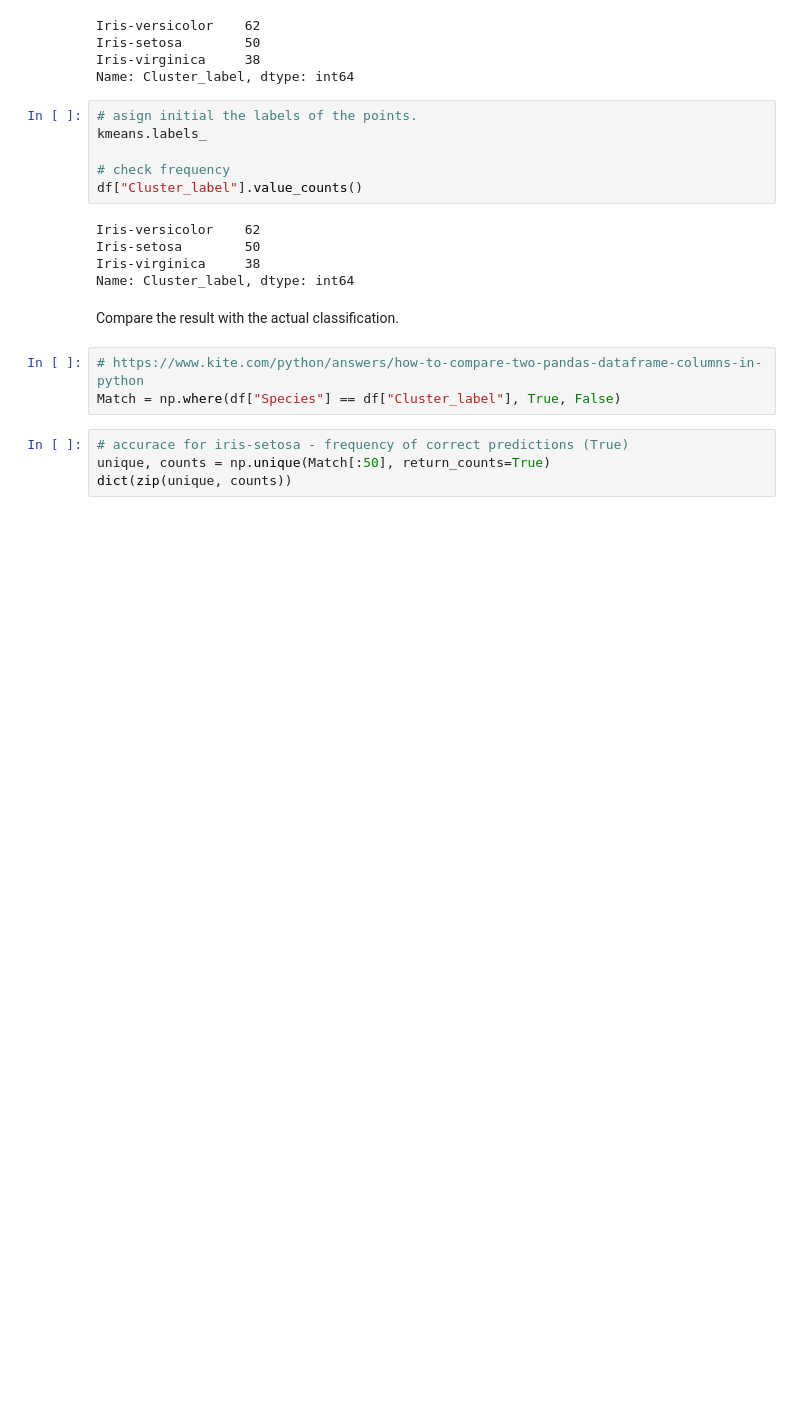
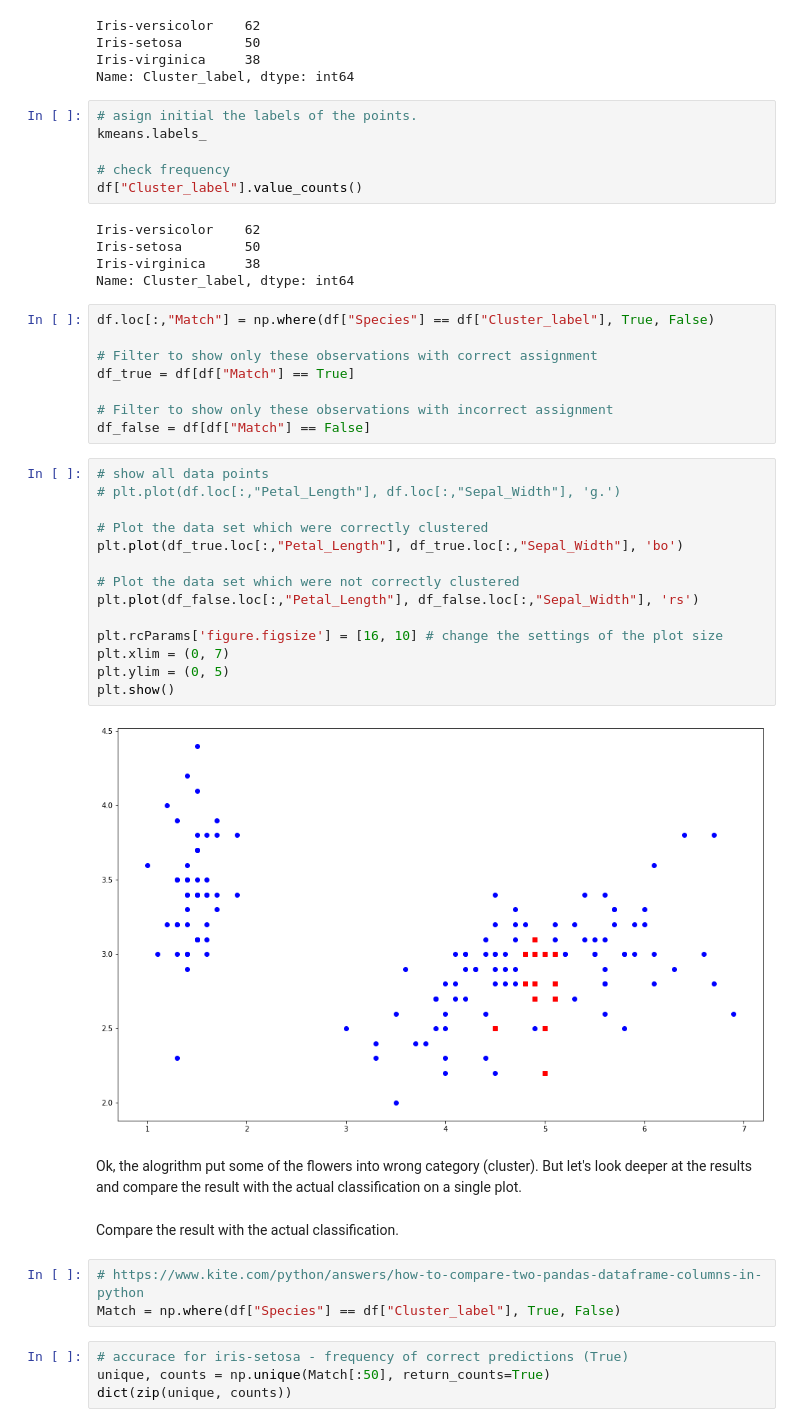
Before and after one commit to andkoc001/Machine-Learning-and-Statistics, a Jupyter notebook: MLaS-Tasks.ipynb, the cells around one changed output. Saved outputs shown, nothing was run; the diff lists cells and outputs as text; blank space fills up the shorter version.

```diff
--- a/MLaS-Tasks.ipynb
+++ b/MLaS-Tasks.ipynb
@@ -897,6 +897,32 @@ Iris-versicolor    62
 Iris-setosa        50
 Iris-virginica     38
 Name: Cluster_label, dtype: int64
+# %%
+df.loc[:,"Match"] = np.where(df["Species"] == df["Cluster_label"], True, False)
+
+# Filter to show only these observations with correct assignment
+df_true = df[df["Match"] == True]
+
+# Filter to show only these observations with incorrect assignment
+df_false = df[df["Match"] == False]
+# %%
+# show all data points
+# plt.plot(df.loc[:,"Petal_Length"], df.loc[:,"Sepal_Width"], 'g.')
+
+# Plot the data set which were correctly clustered
+plt.plot(df_true.loc[:,"Petal_Length"], df_true.loc[:,"Sepal_Width"], 'bo')
+
+# Plot the data set which were not correctly clustered
+plt.plot(df_false.loc[:,"Petal_Length"], df_false.loc[:,"Sepal_Width"], 'rs')
+
+plt.rcParams['figure.figsize'] = [16, 10] # change the settings of the plot size
+plt.xlim = (0, 7)
+plt.ylim = (0, 5)
+plt.show()
+# %% [output]
+[figure, added]
+# %% [markdown]
+Ok, the alogrithm put some of the flowers into wrong category (cluster). But let's look deeper at the results and compare the result with the actual classification on a single plot.
 # %% [markdown]
 Compare the result with the actual classification.
 # %%
```
Also changed, not shown: parts of 8 cells of this notebook.
